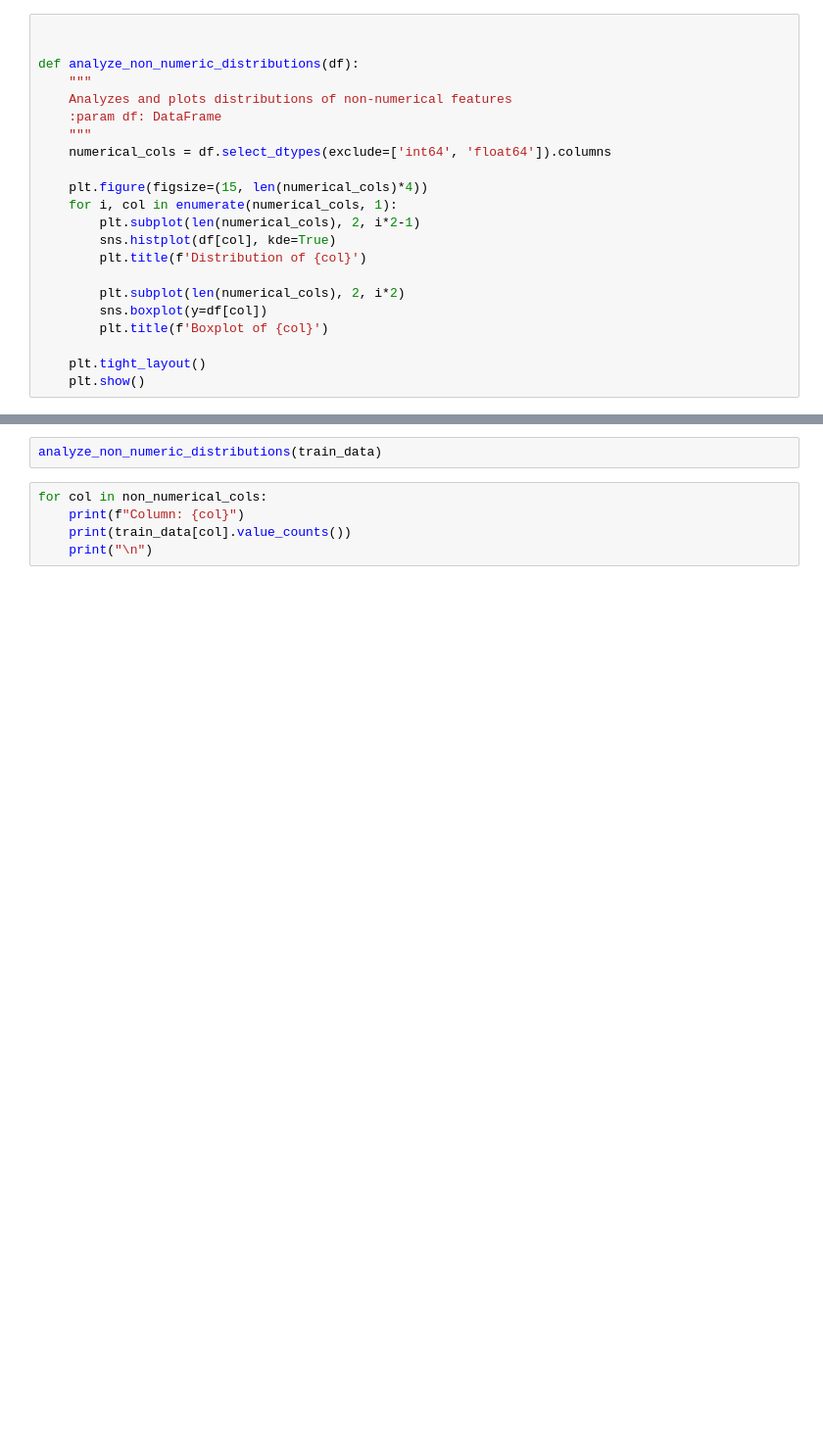
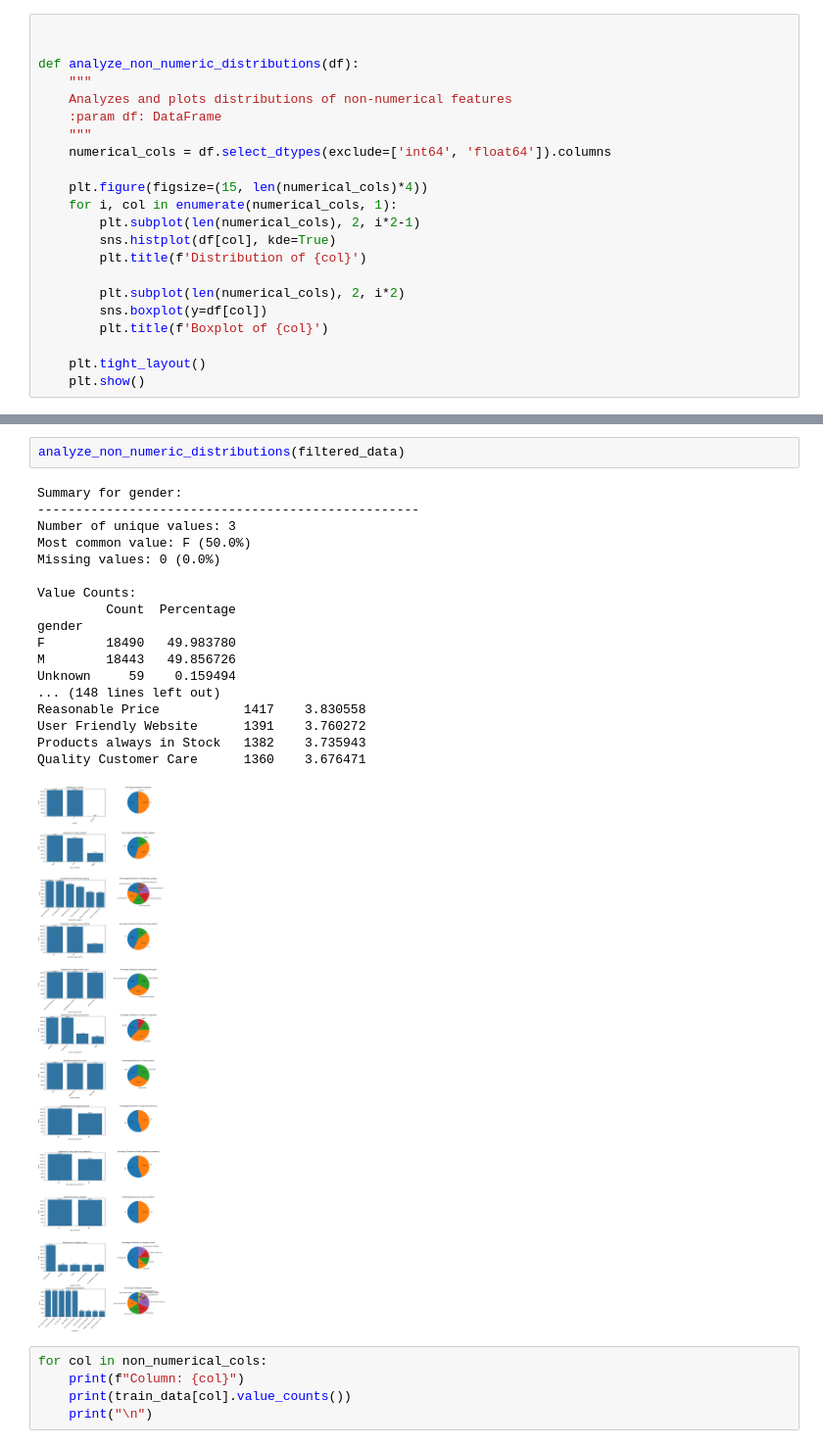
Before and after one commit to opeokupe/capstone-ai-ml, a Jupyter notebook: data_exploration.ipynb, the cells around one changed output, grey strips where cells are left out. Shown at 98% size. Saved outputs shown, nothing was run; the diff lists cells and outputs as text; blank space fills up the shorter version.

```diff
--- a/data_exploration.ipynb
+++ b/data_exploration.ipynb
@@ -337,5 +462,24 @@ filtered_columns = [col for col in train_data if col not in excluded_columns]
 # %%
-analyze_non_numeric_distributions(train_data)
+analyze_non_numeric_distributions(filtered_data)
+# %% [output]
+Summary for gender:
+--------------------------------------------------
+Number of unique values: 3
+Most common value: F (50.0%)
+Missing values: 0 (0.0%)
+
+Value Counts:
+         Count  Percentage
+gender
+F        18490   49.983780
+M        18443   49.856726
+Unknown     59    0.159494
+... (148 lines left out)
+Reasonable Price           1417    3.830558
+User Friendly Website      1391    3.760272
+Products always in Stock   1382    3.735943
+Quality Customer Care      1360    3.676471
+[figure, added]
 # %%
 for col in non_numerical_cols:
     print(f"Column: {col}")
```
Also changed, not shown: parts of 6 cells of this notebook.
